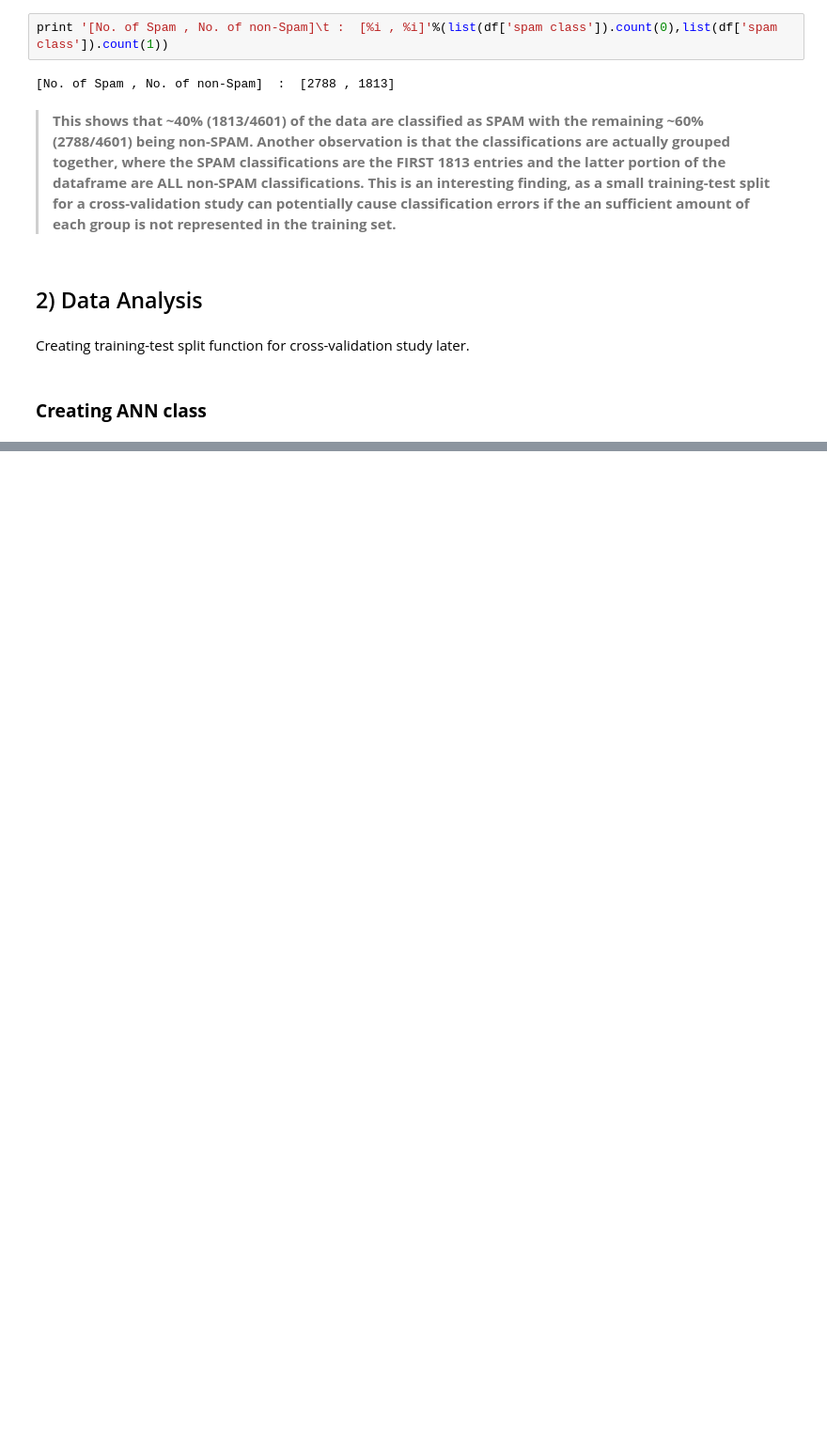
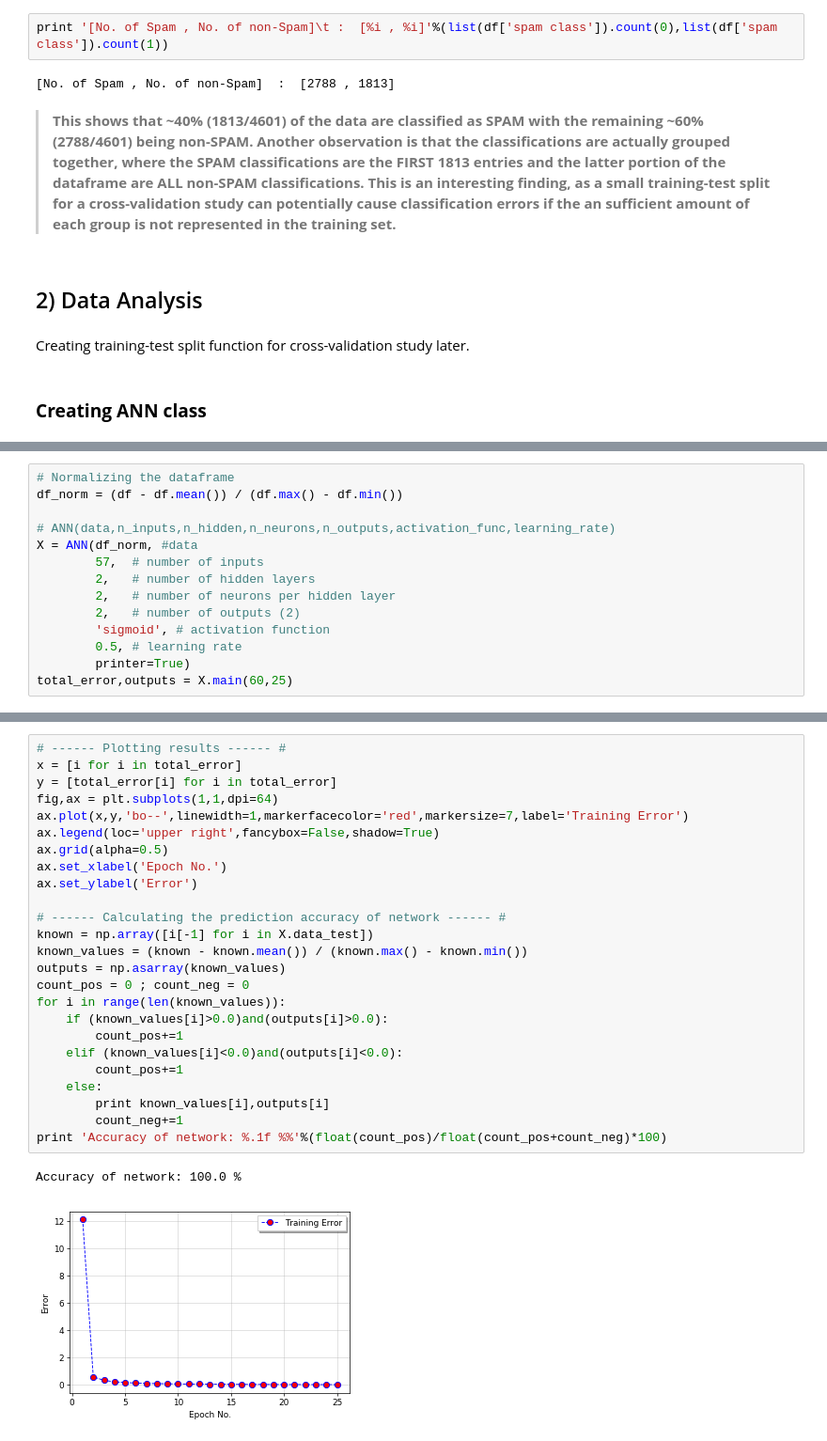
Before and after one commit to istewar1/Research, a Jupyter notebook: COSC 528/Project 4/COSC528_Project4_istewar1.ipynb, the cells around one changed output, grey strips where cells are left out. Shown: that part at 94% size. Cells and saved outputs as stored; diff of their text form; blank space fills up the shorter version.

```diff
--- a/COSC 528/Project 4/COSC528_Project4_istewar1.ipynb
+++ b/COSC 528/Project 4/COSC528_Project4_istewar1.ipynb
@@ -323,0 +348,14 @@ CHECK: Original data shape of (4601,58) and splits shapes:
+# %%
+# Normalizing the dataframe
+df_norm = (df - df.mean()) / (df.max() - df.min())
+
+# ANN(data,n_inputs,n_hidden,n_neurons,n_outputs,activation_func,learning_rate)
+X = ANN(df_norm, #data
+        57,  # number of inputs
+        2,   # number of hidden layers
+        2,   # number of neurons per hidden layer
+        2,   # number of outputs (2)
+        'sigmoid', # activation function
+        0.5, # learning rate
+        printer=True)
+total_error,outputs = X.main(60,25)
@@ -323,0 +380,28 @@ CHECK: Original data shape of (4601,58) and splits shapes:
+# %%
+# ------ Plotting results ------ #
+x = [i for i in total_error]
+y = [total_error[i] for i in total_error]
+fig,ax = plt.subplots(1,1,dpi=64)
+ax.plot(x,y,'bo--',linewidth=1,markerfacecolor='red',markersize=7,label='Training Error')
+ax.legend(loc='upper right',fancybox=False,shadow=True)
+ax.grid(alpha=0.5)
+ax.set_xlabel('Epoch No.')
+ax.set_ylabel('Error')
+
+# ------ Calculating the prediction accuracy of network ------ #
+known = np.array([i[-1] for i in X.data_test])
+known_values = (known - known.mean()) / (known.max() - known.min())
+outputs = np.asarray(known_values)
+count_pos = 0 ; count_neg = 0
+for i in range(len(known_values)):
+    if (known_values[i]>0.0)and(outputs[i]>0.0):
+        count_pos+=1
+    elif (known_values[i]<0.0)and(outputs[i]<0.0):
+        count_pos+=1
+    else:
+        print known_values[i],outputs[i]
+        count_neg+=1
+print 'Accuracy of network: %.1f %%'%(float(count_pos)/float(count_pos+count_neg)*100)
+# %% [output]
+Accuracy of network: 100.0 %
+[figure, added]
```
Also changed, not shown: parts of 9 cells of this notebook, 1 other file.
